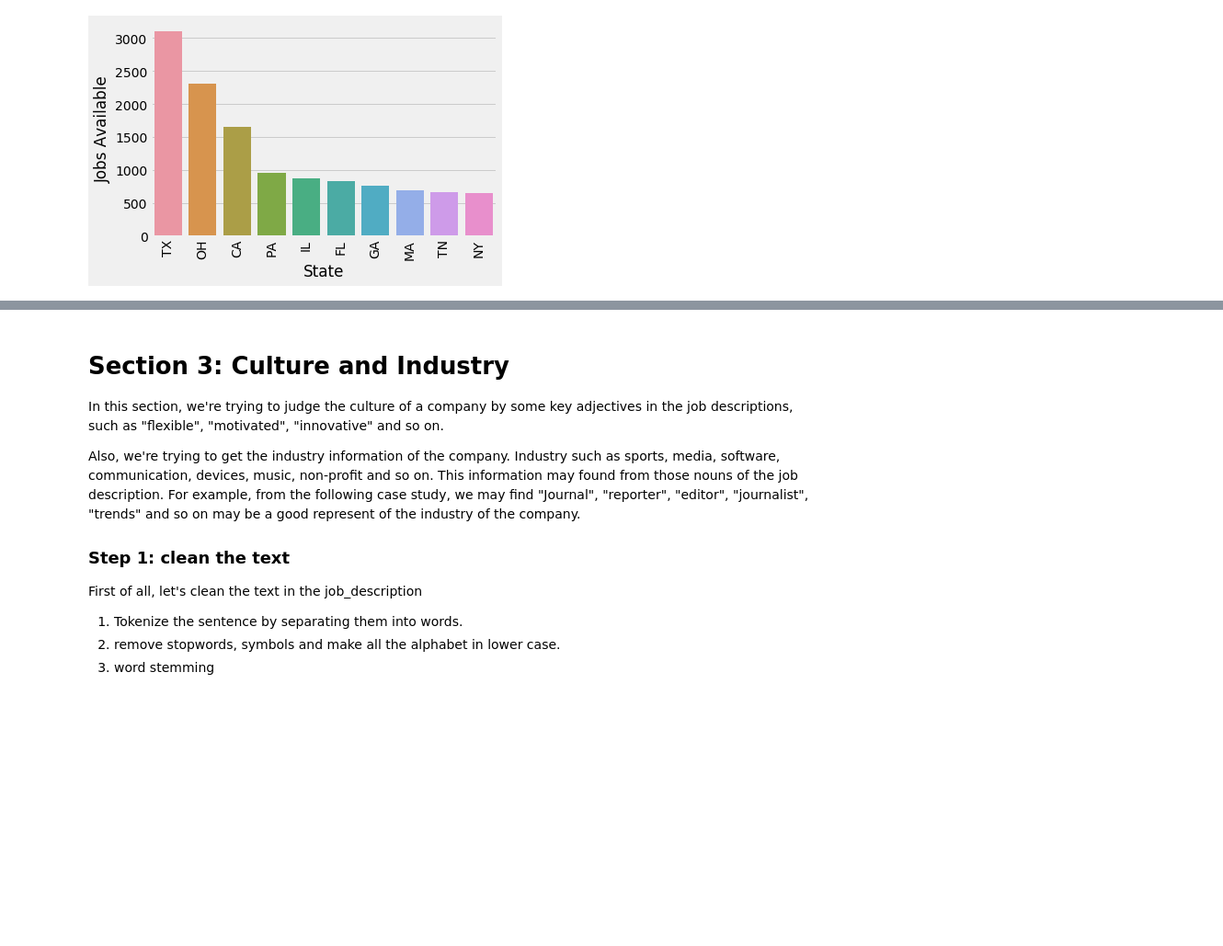
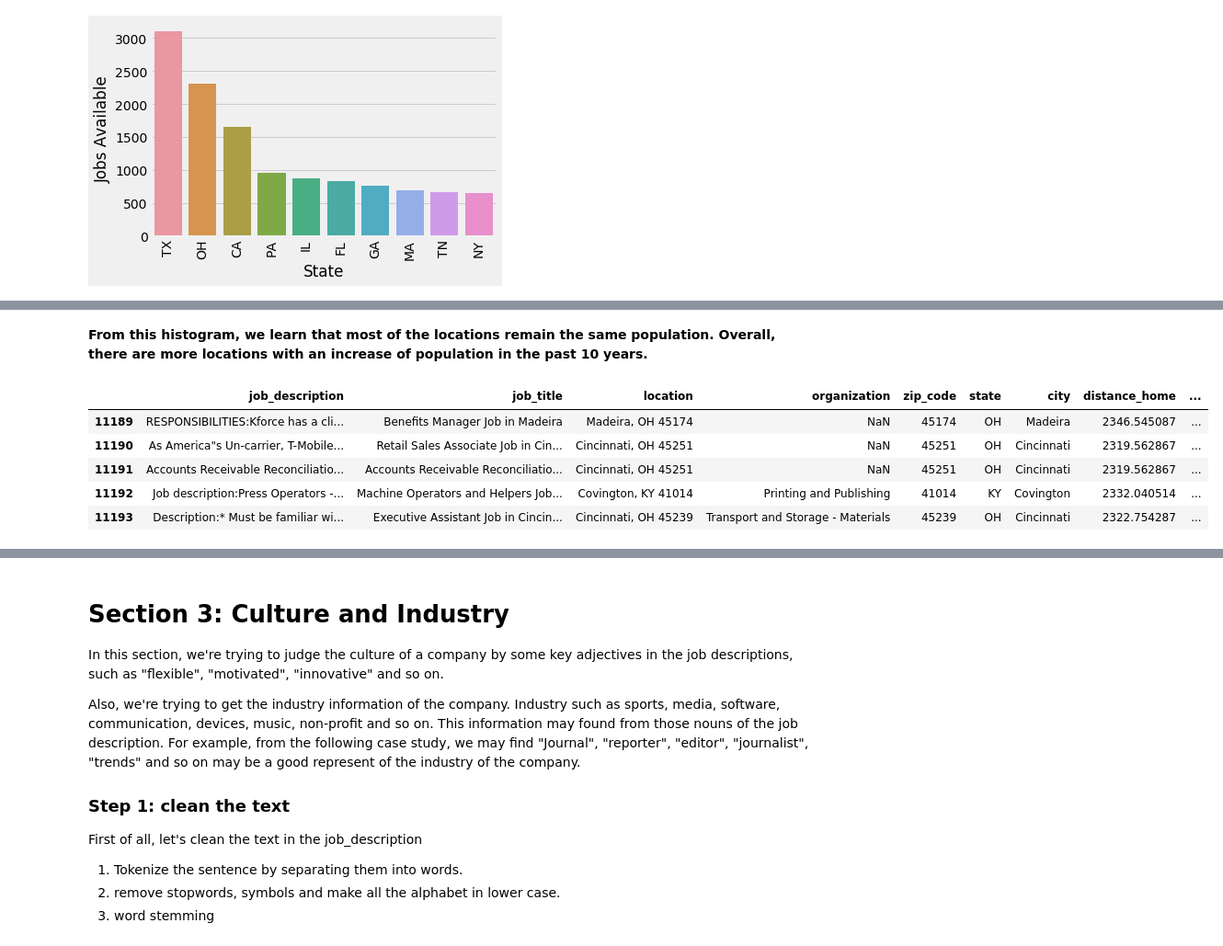
Before and after one commit to yaqiongz/JobMatcher, a Jupyter notebook: data_wrangling.ipynb, the cells around one changed output, grey strips where cells are left out. Shown at 92% size. Saved outputs shown, nothing was run; the diff lists cells and outputs as text; code cells hidden in the pictures; blank space fills up the shorter version.

```diff
--- a/data_wrangling.ipynb
+++ b/data_wrangling.ipynb
@@ -199,0 +174,17 @@ NameError: name 'plotly' is not defined
+# %%
+# tranform the zip_code into fips code, so that Plotly can use.
+dic_zip2fips = json.load(open('zip2fips.json'))
+
+# add a column of FIPS
+for index, row in df_dropna_zip.iterrows():
+    zip_code = row.zip_code
+    try:
+        FIPS = dic_zip2fips[zip_code]
+        df_dropna_zip.set_value(index, 'FIPS', FIPS)
+    except:
+        # set to '' for those zipcode we cannot get the FIPS value
+        df_dropna_zip.set_value(index, 'FIPS', '')
+
+# this panda series contains the number of jobs in each zip code
+data = df_dropna_zip.groupby('FIPS').count().job_description.sort_values(ascending = False)
+data[:5]
@@ -256,0 +355,13 @@ df_2010['zip'] = df_2010.index
+# %% [markdown]
+**From this histogram, we learn that most of the locations remain the same population. Overall, there are more locations with an increase of population in the past 10 years.**
+# %%
+# Merge df_diff with df_zip
+df_location = pd.merge(df_zip, df_diff, left_on='zip_code', right_on='zip', how='inner')
+df_location.tail()
+# %% [output]
+|  | job_description | job_title | location | organization | zip_code | state | city | distance_home | ... |
+| 11189 | RESPONSIBILITIES:Kforce has a cli... | Benefits Manager Job in Madeira | Madeira, OH 45174 | NaN | 45174 | OH | Madeira | 2346.545087 | ... |
+| 11190 | As America"s Un-carrier, T-Mobile... | Retail Sales Associate Job in Cin... | Cincinnati, OH 45251 | NaN | 45251 | OH | Cincinnati | 2319.562867 | ... |
+| 11191 | Accounts Receivable Reconciliatio... | Accounts Receivable Reconciliatio... | Cincinnati, OH 45251 | NaN | 45251 | OH | Cincinnati | 2319.562867 | ... |
+| 11192 | Job description:Press Operators -... | Machine Operators and Helpers Job... | Covington, KY 41014 | Printing and Publishing | 41014 | KY | Covington | 2332.040514 | ... |
+| 11193 | Description:* Must be familiar wi... | Executive Assistant Job in Cincin... | Cincinnati, OH 45239 | Transport and Storage - Materials | 45239 | OH | Cincinnati | 2322.754287 | ... |
```
Also changed, not shown: parts of 52 cells of this notebook.
